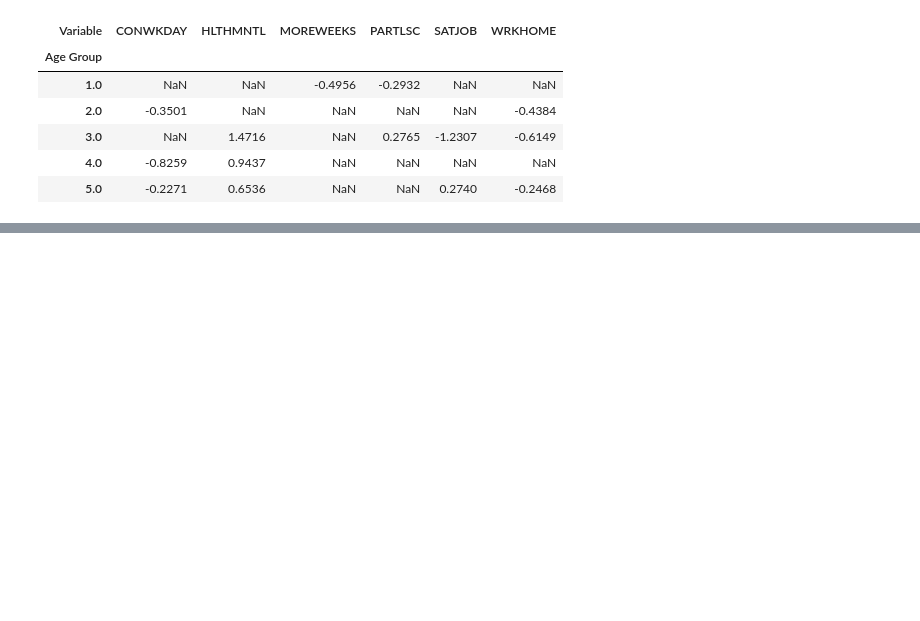
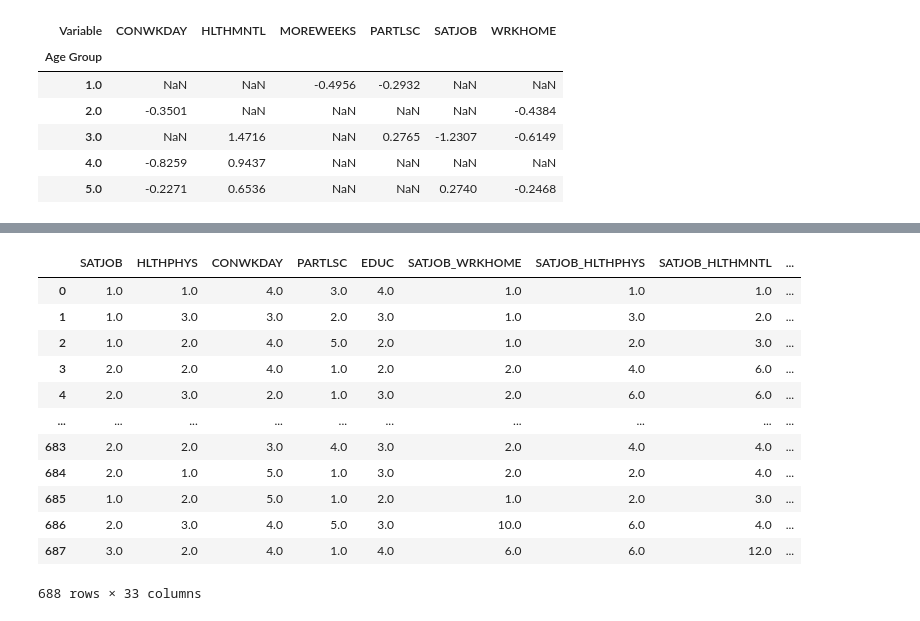
Before and after one commit to matthewasloan95/social-isolation-transportation, a Jupyter notebook: gss_logit.ipynb, the cells around one changed output, grey strips where cells are left out. Saved outputs shown, nothing was run; the diff lists cells and outputs as text; code cells hidden in the pictures; blank space fills up the shorter version.

```diff
--- a/gss_logit.ipynb
+++ b/gss_logit.ipynb
@@ -364,0 +479,30 @@ ValueError: The number of FixedLocator locations (6), usually from a call to set
+# %%
+# let's remove multi collinearity
+from collinearity import SelectNonCollinear # https://github.com/gianlucamalato/collinearity
+from sklearn.feature_selection import f_regression, SelectFdr, chi2
+import numpy as np
+def rem_collinear_features(correlation_threshold: float, scoring, x_df: pd.DataFrame, y_df: pd.DataFrame):
+    selector = SelectNonCollinear(correlation_threshold, scoring=scoring)
+
+    selector.fit(x_df.to_numpy(), y_df.to_numpy())
+    mask = selector.get_support() # TODO: read doc on get_support()
+
+    return pd.DataFrame(x_df.loc[:,mask],columns = np.array(x_df.columns)[mask])
+# %%
+x_inter = rem_collinear_features(0.88, chi2, x_inter, y)
+# %%
+x_inter
+# %% [output]
+|  | SATJOB | HLTHPHYS | CONWKDAY | PARTLSC | EDUC | SATJOB_WRKHOME | SATJOB_HLTHPHYS | SATJOB_HLTHMNTL | ... |
+| 0 | 1.0 | 1.0 | 4.0 | 3.0 | 4.0 | 1.0 | 1.0 | 1.0 | ... |
+| 1 | 1.0 | 3.0 | 3.0 | 2.0 | 3.0 | 1.0 | 3.0 | 2.0 | ... |
+| 2 | 1.0 | 2.0 | 4.0 | 5.0 | 2.0 | 1.0 | 2.0 | 3.0 | ... |
+| 3 | 2.0 | 2.0 | 4.0 | 1.0 | 2.0 | 2.0 | 4.0 | 6.0 | ... |
+| 4 | 2.0 | 3.0 | 2.0 | 1.0 | 3.0 | 2.0 | 6.0 | 6.0 | ... |
+| ... | ... | ... | ... | ... | ... | ... | ... | ... | ... |
+| 683 | 2.0 | 2.0 | 3.0 | 4.0 | 3.0 | 2.0 | 4.0 | 4.0 | ... |
+| 684 | 2.0 | 1.0 | 5.0 | 1.0 | 3.0 | 2.0 | 2.0 | 4.0 | ... |
+| 685 | 1.0 | 2.0 | 5.0 | 1.0 | 2.0 | 1.0 | 2.0 | 3.0 | ... |
+| 686 | 2.0 | 3.0 | 4.0 | 5.0 | 3.0 | 10.0 | 6.0 | 4.0 | ... |
+| 687 | 3.0 | 2.0 | 4.0 | 1.0 | 4.0 | 6.0 | 6.0 | 12.0 | ... |
+688 rows × 33 columns
```
Also changed, not shown: parts of 16 cells of this notebook.
